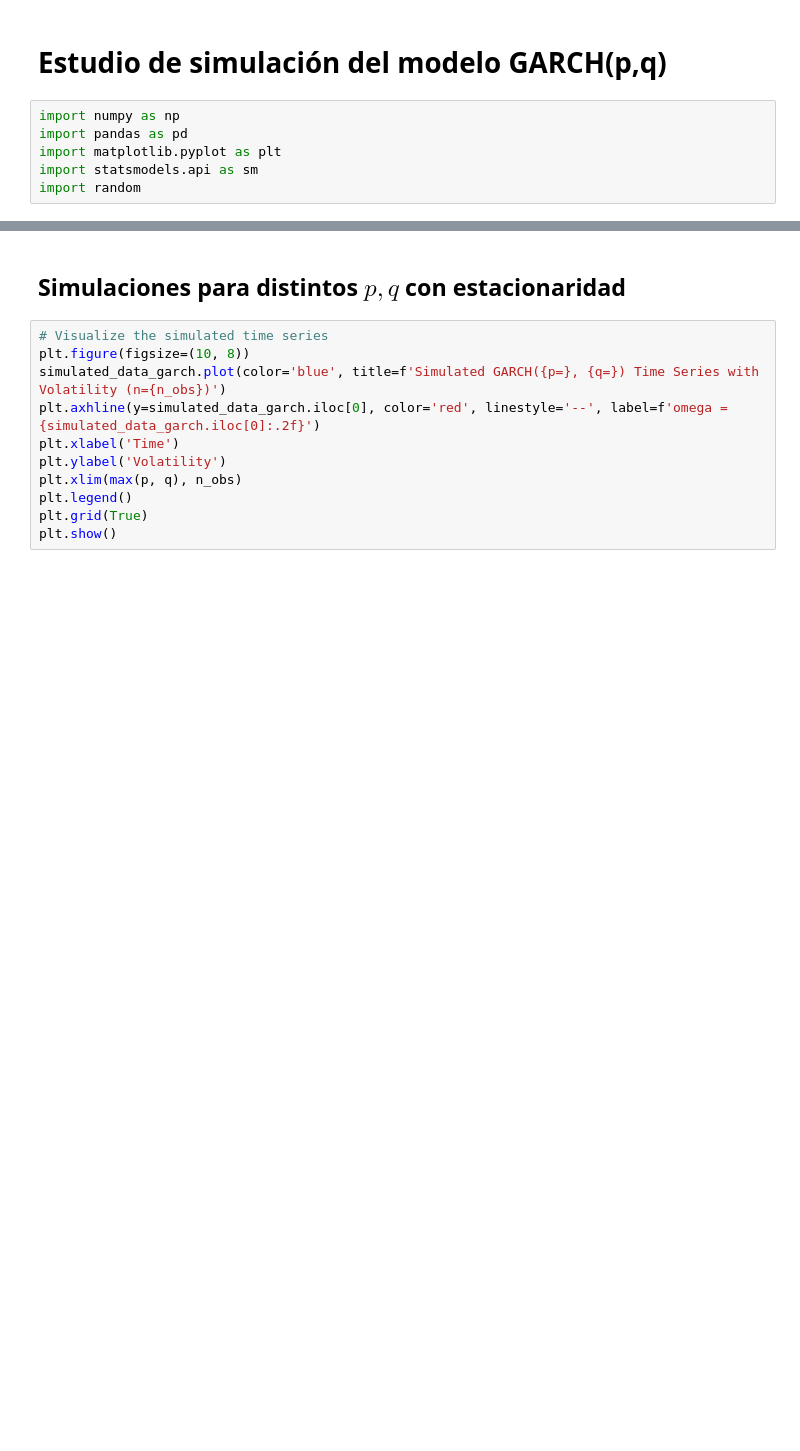
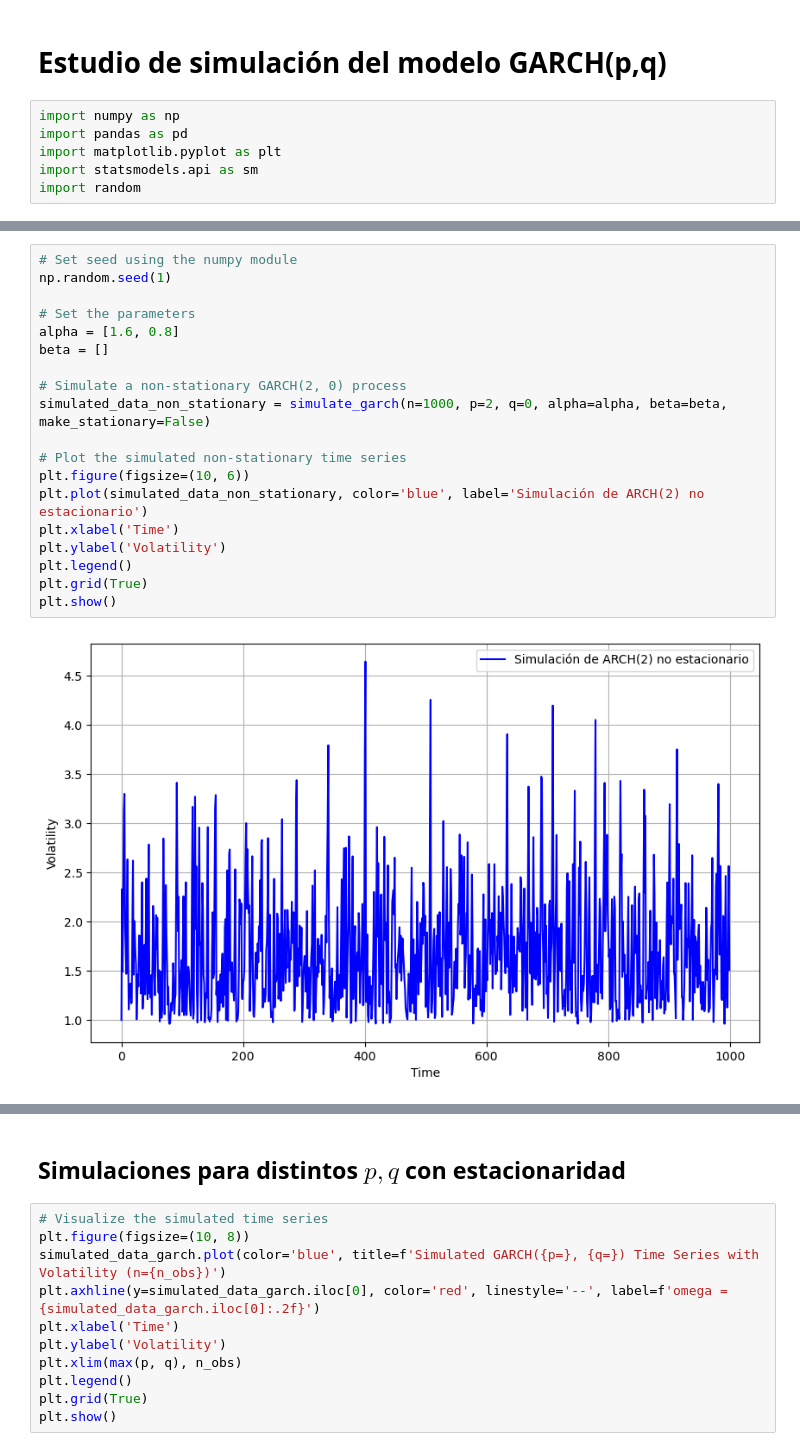
Before and after one commit to Diego-Astaburuaga/Modelos-GARCH, a Jupyter notebook: Simulation.ipynb, the cells around one changed output, grey strips where cells are left out. Saved outputs shown, nothing was run; the diff lists cells and outputs as text; blank space fills up the shorter version.

```diff
--- a/Simulation.ipynb
+++ b/Simulation.ipynb
@@ -109,3 +99,24 @@ def simulate_garch(alpha=None, beta=None, omega=None, n=1, estacionarity = True)
+# %%
+# Set seed using the numpy module
+np.random.seed(1)
+
+# Set the parameters
+alpha = [1.6, 0.8]
+beta = []
+
+# Simulate a non-stationary GARCH(2, 0) process
+simulated_data_non_stationary = simulate_garch(n=1000, p=2, q=0, alpha=alpha, beta=beta, make_stationary=False)
+
+# Plot the simulated non-stationary time series
+plt.figure(figsize=(10, 6))
+plt.plot(simulated_data_non_stationary, color='blue', label='Simulación de ARCH(2) no estacionario')
+plt.xlabel('Time')
+plt.ylabel('Volatility')
+plt.legend()
+plt.grid(True)
+plt.show()
+# %% [output]
+[figure, added]
 # %%
 # Set seed using the numpy module
 np.random.seed(2609)
```
Also changed, not shown: parts of 7 cells of this notebook.
